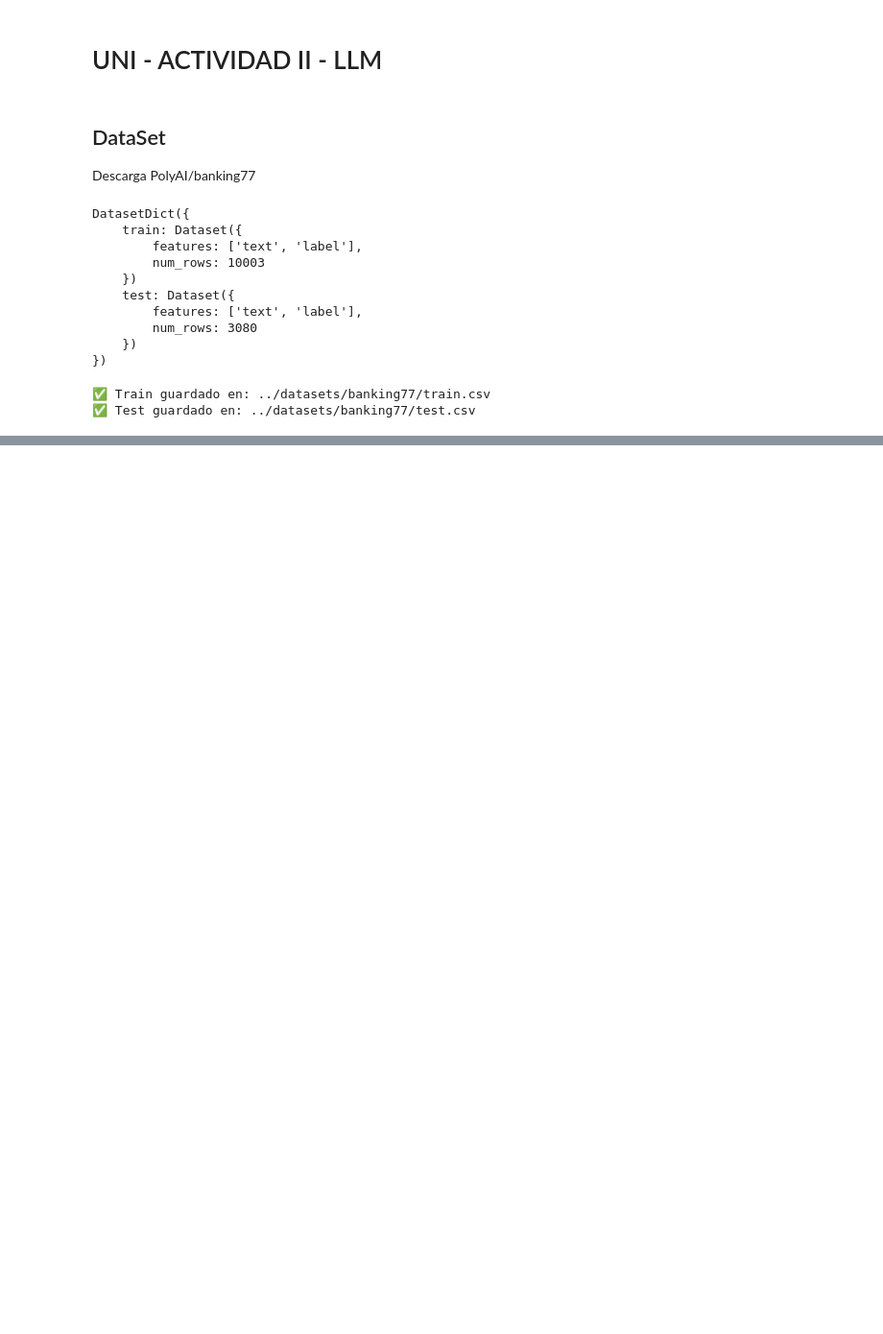
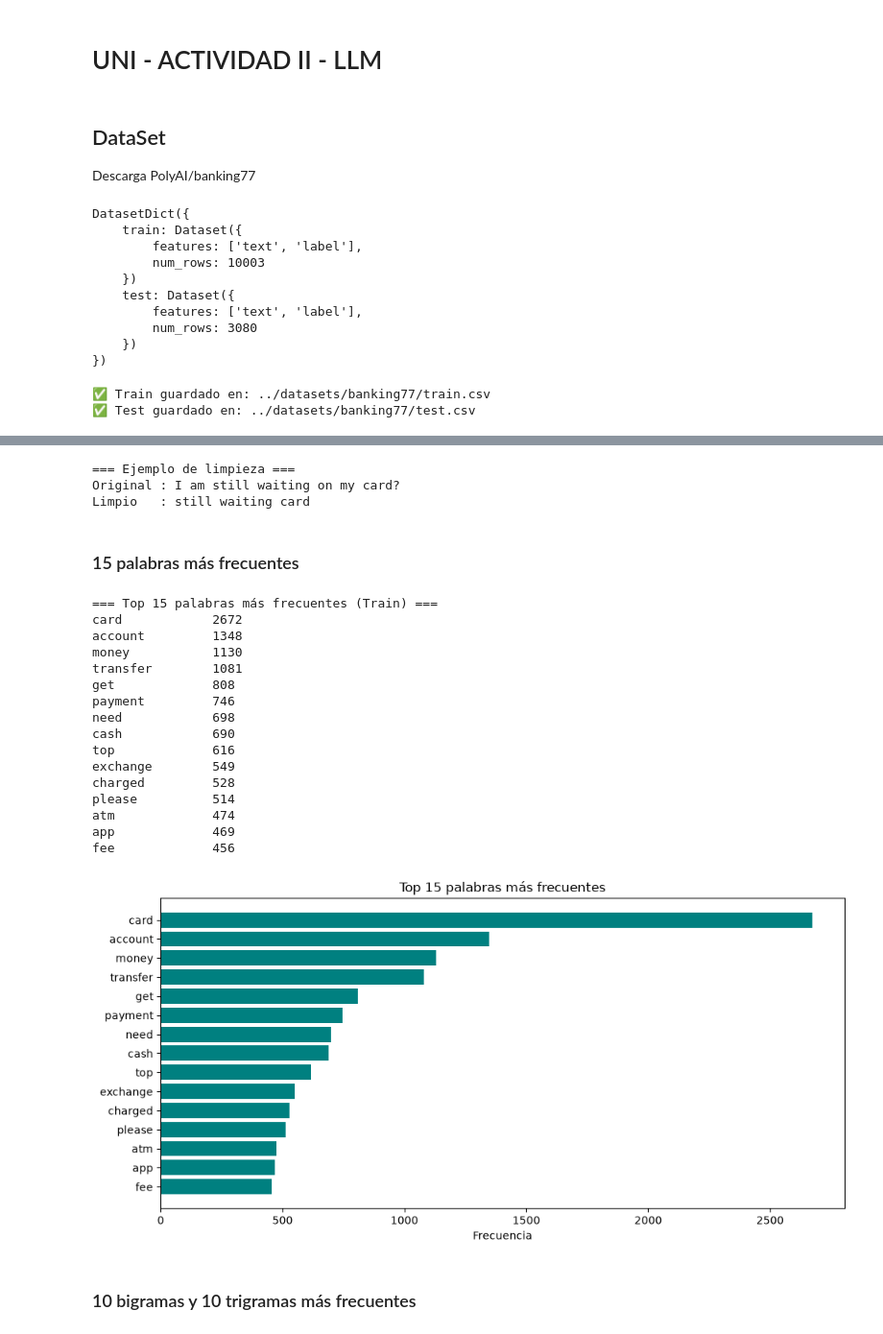
Before and after one commit to fvcastellanos/uni-cognit-systems, a Jupyter notebook: notebooks/Actividad-2-llm.ipynb, the cells around one changed output, grey strips where cells are left out. Shown at 96% size. Cells and saved outputs as stored; diff of their text form; code cells hidden in the pictures; blank space fills up the shorter version.

```diff
--- a/notebooks/Actividad-2-llm.ipynb
+++ b/notebooks/Actividad-2-llm.ipynb
@@ -44,0 +192,69 @@ DatasetDict({
+# %%
+# ---------------------------------------------------------
+# c. Limpieza básica del texto
+# ---------------------------------------------------------
+stop_words = set(stopwords.words("english"))
+
+def limpiar_texto(texto):
+    # 1. Convertir a minúsculas
+    texto = texto.lower()
+    # 2. Eliminar caracteres especiales (dejar solo letras y espacios)
+    texto = re.sub(r"[^a-z\s]", "", texto)
+    # 3. Eliminar espacios extra
+    texto = re.sub(r"\s+", " ", texto).strip()
+    # 4. Eliminar stopwords
+    palabras = [w for w in texto.split() if w not in stop_words]
+    return " ".join(palabras)
+
+df_train["text_clean"] = df_train["text"].apply(limpiar_texto)
+df_test["text_clean"] = df_test["text"].apply(limpiar_texto)
+
+print("\n=== Ejemplo de limpieza ===")
+print("Original :", df_train["text"].iloc[0])
+print("Limpio   :", df_train["text_clean"].iloc[0])
+# %% [output]
+=== Ejemplo de limpieza ===
+Original : I am still waiting on my card?
+Limpio   : still waiting card
+# %% [markdown]
+### 15 palabras más frecuentes
+# %%
+# ---------------------------------------------------------
+# d. 15 palabras más frecuentes (sobre texto limpio)
+# ---------------------------------------------------------
+todas_palabras = " ".join(df_train["text_clean"]).split()
+frecuencias = Counter(todas_palabras)
+top_15 = frecuencias.most_common(15)
+
+print("\n=== Top 15 palabras más frecuentes (Train) ===")
+for palabra, freq in top_15:
+    print(f"{palabra:15s} {freq}")
+
+# Gráfico
+palabras, freqs = zip(*top_15)
+plt.figure(figsize=(10, 5))
+plt.barh(palabras[::-1], freqs[::-1], color="teal")
+plt.title("Top 15 palabras más frecuentes")
+plt.xlabel("Frecuencia")
+plt.tight_layout()
+plt.show()
+# %% [output]
+=== Top 15 palabras más frecuentes (Train) ===
+card            2672
+account         1348
+money           1130
+transfer        1081
+get             808
+payment         746
+need            698
+cash            690
+top             616
+exchange        549
+charged         528
+please          514
+atm             474
+app             469
+fee             456
+[figure, added]
+# %% [markdown]
+### 10 bigramas y 10 trigramas más frecuentes
```
Also changed, not shown: parts of 19 cells of this notebook, 1 other file.
